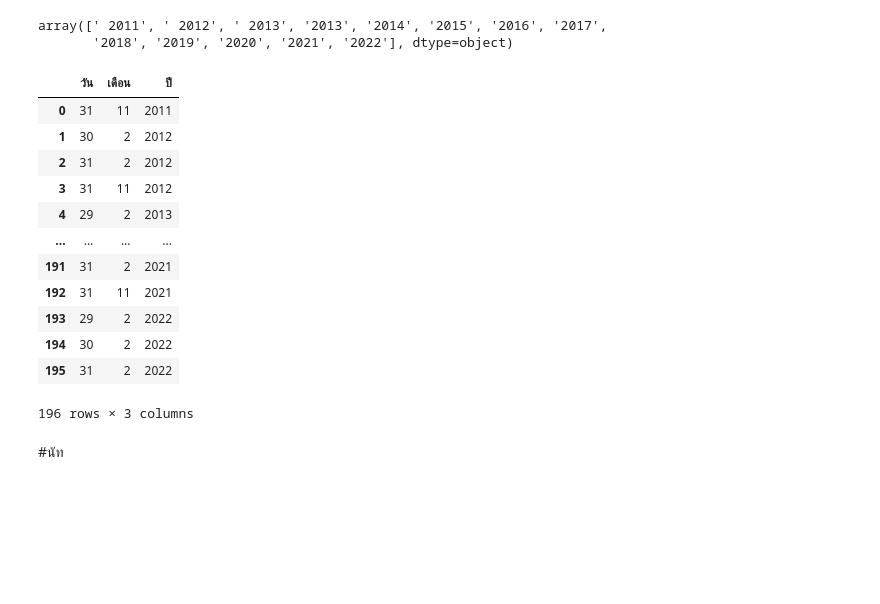
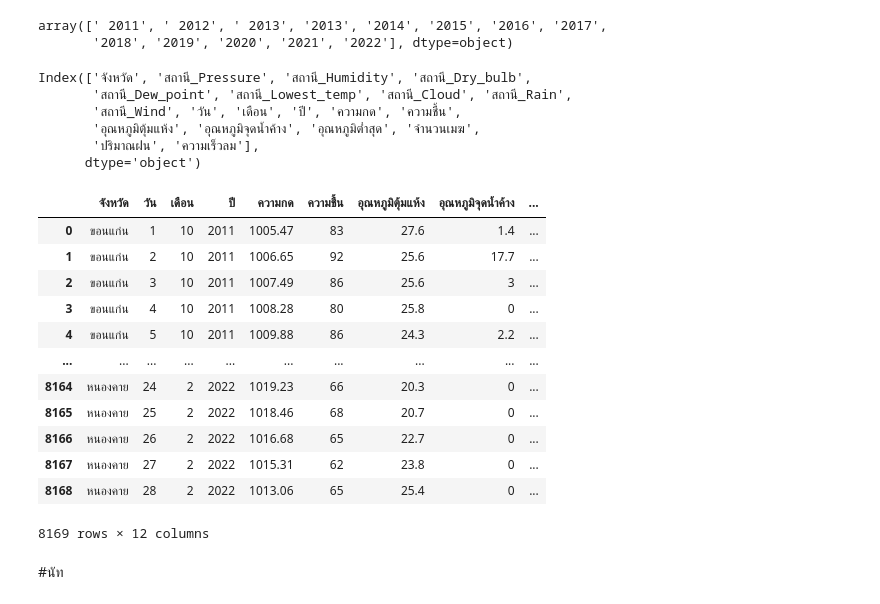
Before and after one commit to NarawitPrathansap/bsc_dpbm22, a Jupyter notebook: สำเนาของ_GroupsQuiz.ipynb, the cells around one changed output. Saved outputs shown, nothing was run; the diff lists cells and outputs as text; code cells hidden in the pictures; blank space fills up the shorter version.

```diff
--- a/สำเนาของ_GroupsQuiz.ipynb
+++ b/สำเนาของ_GroupsQuiz.ipynb
@@ -2659,6 +2665,15 @@ array([' 2011', ' 2012', ' 2013', '2013', '2014', '2015', '2016', '2017',
 # %%
 #table_new = table.drop(table[(table['เดือน'] == '02') & (table['วัน'] == 30)].index)
 #table_new.head()
+# %%
+table.columns
+# %% [output]
+Index(['จังหวัด', 'สถานี_Pressure', 'สถานี_Humidity', 'สถานี_Dry_bulb',
+       'สถานี_Dew_point', 'สถานี_Lowest_temp', 'สถานี_Cloud', 'สถานี_Rain',
+       'สถานี_Wind', 'วัน', 'เดือน', 'ปี', 'ความกด', 'ความชื้น',
+       'อุณหภูมิตุ้มแห้ง', 'อุณหภูมิจุดน้ำค้าง', 'อุณหภูมิต่ำสุด', 'จำนวนเมฆ',
+       'ปริมาณฝน', 'ความเร็วลม'],
+      dtype='object')
 # %%
 s = []
 for row in table.iterrows():
@@ -2673,29 +2688,37 @@ for row in table.iterrows():
       max1=29
   else:
       max1=28
-  if(dd<1 or dd>max1):
-    data1 = { }
-    data1['วัน'] = dd
-    data1['เดือน'] = int(mm)
-    data1['ปี'] = yy
-    s.append(data1)
-    #print(dd)
-table = pd.DataFrame(s)
+  if(dd>=1 and dd<=max1):
+    correct_date = { }
+    correct_date['จังหวัด'] = row[1]['จังหวัด']
+    correct_date['วัน'] = dd
+    correct_date['เดือน'] = mm
+    correct_date['ปี'] = yy
+    correct_date['ความกด'] = row[1]['ความกด']
+    correct_date['ความชื้น'] = row[1]['ความชื้น']
+    correct_date['อุณหภูมิตุ้มแห้ง'] = row[1]['อุณหภูมิตุ้มแห้ง']
+    correct_date['อุณหภูมิจุดน้ำค้าง'] = row[1]['อุณหภูมิจุดน้ำค้าง']
+    correct_date['อุณหภูมิต่ำสุด'] = row[1]['อุณหภูมิต่ำสุด']
+    correct_date['จำนวนเมฆ'] = row[1]['จำนวนเมฆ']
+    correct_date['ปริมาณฝน'] = row[1]['ปริมาณฝน']
+    correct_date['ความเร็วลม'] = row[1]['ความเร็วลม']
+    s.append(correct_date)
+table_y = pd.DataFrame(s)
-# %%
-table
-# %% [output]
-|  | วัน | เดือน | ปี |
-| 0 | 31 | 11 | 2011 |
-| 1 | 30 | 2 | 2012 |
-| 2 | 31 | 2 | 2012 |
-| 3 | 31 | 11 | 2012 |
-| 4 | 29 | 2 | 2013 |
-| ... | ... | ... | ... |
-| 191 | 31 | 2 | 2021 |
-| 192 | 31 | 11 | 2021 |
-| 193 | 29 | 2 | 2022 |
-| 194 | 30 | 2 | 2022 |
-| 195 | 31 | 2 | 2022 |
-196 rows × 3 columns
+# %%
+table_y
+# %% [output]
+|  | จังหวัด | วัน | เดือน | ปี | ความกด | ความชื้น | อุณหภูมิตุ้มแห้ง | อุณหภูมิจุดน้ำค้าง | ... |
+| 0 | ขอนแก่น | 1 | 10 | 2011 | 1005.47 | 83 | 27.6 | 1.4 | ... |
+| 1 | ขอนแก่น | 2 | 10 | 2011 | 1006.65 | 92 | 25.6 | 17.7 | ... |
+| 2 | ขอนแก่น | 3 | 10 | 2011 | 1007.49 | 86 | 25.6 | 3 | ... |
+| 3 | ขอนแก่น | 4 | 10 | 2011 | 1008.28 | 80 | 25.8 | 0 | ... |
+| 4 | ขอนแก่น | 5 | 10 | 2011 | 1009.88 | 86 | 24.3 | 2.2 | ... |
+| ... | ... | ... | ... | ... | ... | ... | ... | ... | ... |
+| 8164 | หนองคาย | 24 | 2 | 2022 | 1019.23 | 66 | 20.3 | 0 | ... |
+| 8165 | หนองคาย | 25 | 2 | 2022 | 1018.46 | 68 | 20.7 | 0 | ... |
+| 8166 | หนองคาย | 26 | 2 | 2022 | 1016.68 | 65 | 22.7 | 0 | ... |
+| 8167 | หนองคาย | 27 | 2 | 2022 | 1015.31 | 62 | 23.8 | 0 | ... |
+| 8168 | หนองคาย | 28 | 2 | 2022 | 1013.06 | 65 | 25.4 | 0 | ... |
+8169 rows × 12 columns
 # %% [markdown]
 #นัท
```
Also changed, not shown: parts of 22 cells of this notebook.
